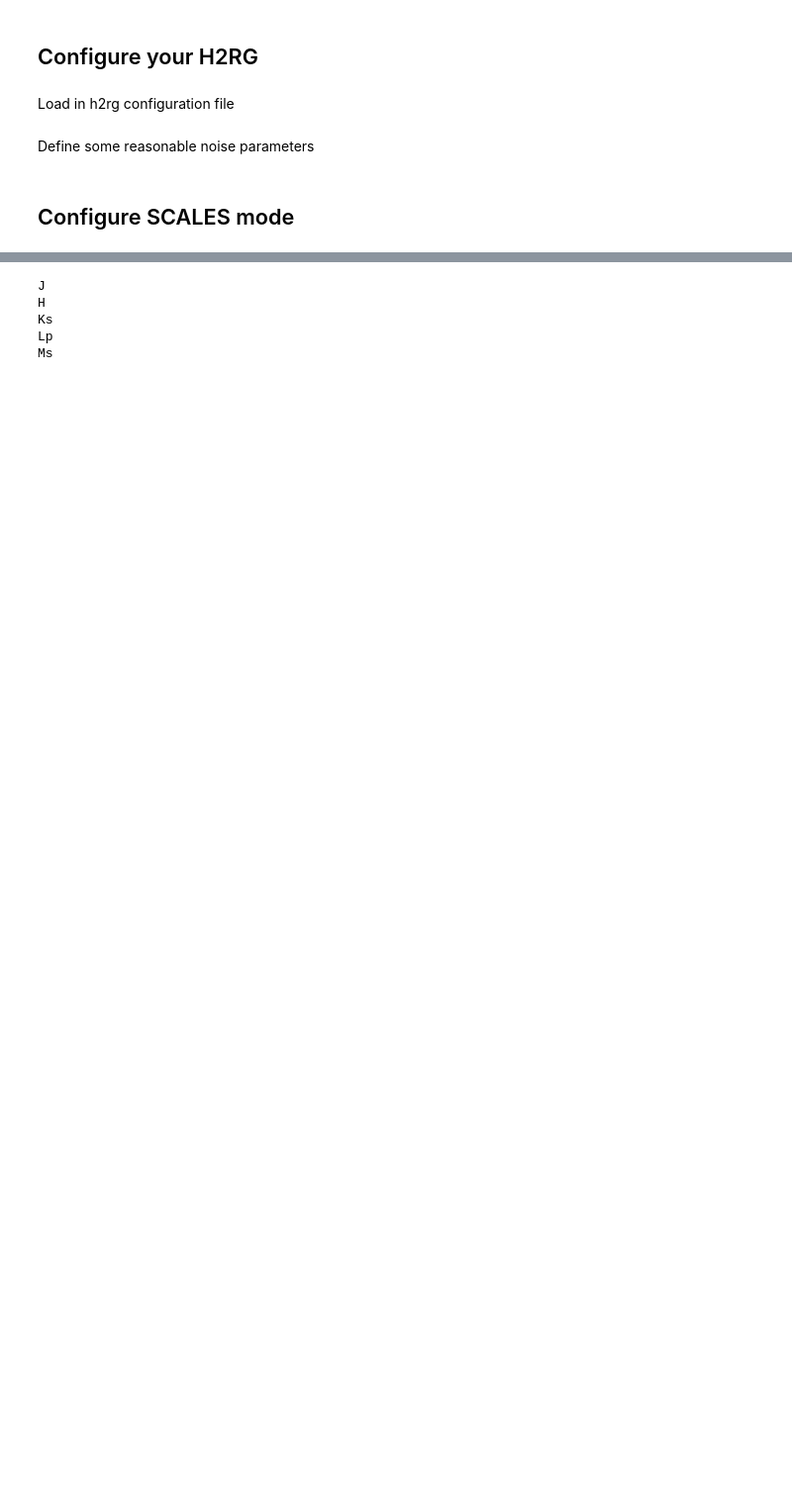
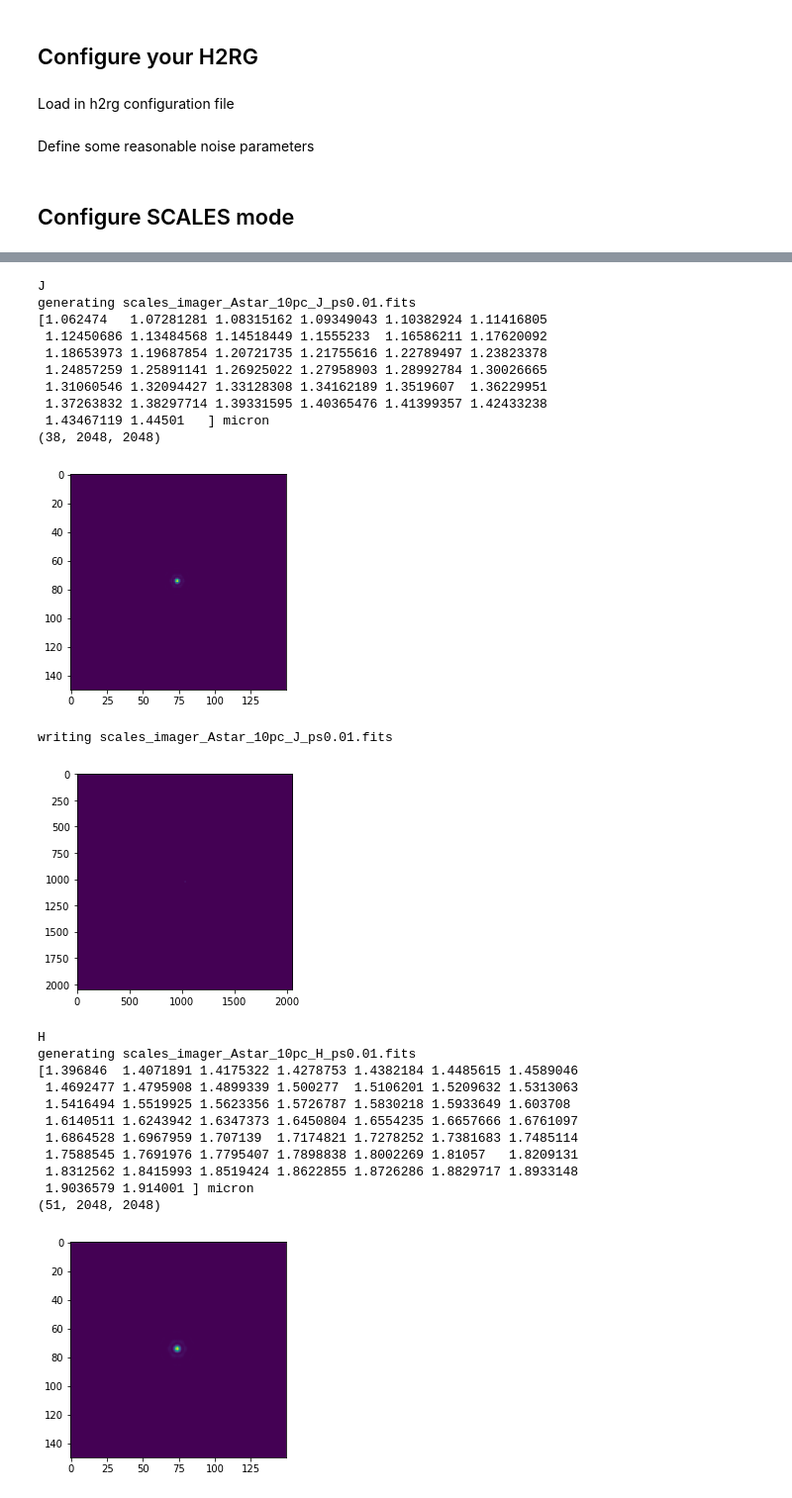
Before and after one commit to scalessim/scalessim, a Jupyter notebook: scales_imager.ipynb, the cells around one changed output, grey strips where cells are left out. Shown at 99% size. Drawn from its saved outputs; the diff is of its cells as text; code cells hidden in the pictures; blank space fills up the shorter version.

```diff
--- a/scales_imager.ipynb
+++ b/scales_imager.ipynb
@@ -55,6 +55,6 @@ arg_spaxel = {}
 arg_spaxel.update(read_ini(config['Defined']))
 arg_spaxel.update(read_ini(config['Derived']))
 arg_spaxel.update(read_ini(config['User']))
-arg_spaxel['plate_scale']=0.006
+arg_spaxel['plate_scale']=0.01
 fov = (arg_spaxel['plate_scale']*arg_spaxel['detector_px'])**2
 #arg_spaxel
@@ -141,7 +116,8 @@ bands = ['J','H','Ks','Lp','Ms']
 for band in bands:
     print(band)
     ofile = 'scales_imager_Astar_10pc_'+band+'_ps'+str(arg_spaxel['plate_scale'])+'.fits'
-    if os.path.isfile(ofile)==False:
+    ofile_sky = 'scales_imager_sky_'+band+'_ps'+str(arg_spaxel['plate_scale'])+'.fits'
+    if os.path.isfile(ofile_sky)==False:
         print('generating '+ofile)
 
         nspax = arg_spaxel['detector_px']
@@ -161,40 +137,62 @@ for band in bands:
 
 
         filt = ImagerFilter(filename='nirc2_'+band+'.txt')
         dit = 1 ###integration time in seconds
 
         ####organize all these and pass to focal_plane
         args_new = {
             'SkyBG':skybg,
             'SkyTrans':skytrans,
             'InstTransEm':inst,
             'Filter':filt,
             'QE':qe,
             'FOV':fov, ###fov in square arcsec
             'area':arg_spaxel['area'],
             'DetectorPix':2048
                 }
         fp = FocalPlaneImager(args_new)
         print(fp.lam)
 
 
-        cube = create_cube(fp.lam,pupil)
+        cube = create_cube(fp.lam)
         print(cube.shape)
         plt.imshow(cube[0][950:1100,950:1100])
         plt.show()
 
 
-        #raw = fp.get_fp(dit*u.s,return_full=True,bg_off=False, return_phots=True) ###for sky
-
-        raw = fp.get_fp(dit*u.s,Target=targ, PSF=cube,return_full=True,bg_off=False, return_phots=True)*0.88 #multiply by QE
+        raw_sky = fp.get_fp(dit*u.s,return_full=True,bg_off=False, return_phots=True) ###for sky only
+        raw = fp.get_fp(dit*u.s,Target=targ, PSF=cube,return_full=True,bg_off=False, return_phots=True)#multiply by QE
         print('writing '+ofile)
-        pyfits.writeto(ofile, np.array(raw))
+        pyfits.writeto(ofile, np.array(raw),clobber=True)
+        pyfits.writeto(ofile_sky, np.array(raw_sky),clobber=True)
         plt.imshow(raw)
         plt.show()
-    else: raw = pyfits.getdata(ofile)
+    else:
+        raw = pyfits.getdata(ofile)
+        raw_sky = pyfits.getdata(ofile_sky)
 # %% [output]
 J
-H
-Ks
-Lp
-Ms
+generating scales_imager_Astar_10pc_J_ps0.01.fits
+[1.062474   1.07281281 1.08315162 1.09349043 1.10382924 1.11416805
+ 1.12450686 1.13484568 1.14518449 1.1555233  1.16586211 1.17620092
+ 1.18653973 1.19687854 1.20721735 1.21755616 1.22789497 1.23823378
+ 1.24857259 1.25891141 1.26925022 1.27958903 1.28992784 1.30026665
+ 1.31060546 1.32094427 1.33128308 1.34162189 1.3519607  1.36229951
+ 1.37263832 1.38297714 1.39331595 1.40365476 1.41399357 1.42433238
+ 1.43467119 1.44501   ] micron
+(38, 2048, 2048)
+[figure, added]
+writing scales_imager_Astar_10pc_J_ps0.01.fits
+[figure, added]
+H
+generating scales_imager_Astar_10pc_H_ps0.01.fits
+[1.396846  1.4071891 1.4175322 1.4278753 1.4382184 1.4485615 1.4589046
+ 1.4692477 1.4795908 1.4899339 1.500277  1.5106201 1.5209632 1.5313063
+ 1.5416494 1.5519925 1.5623356 1.5726787 1.5830218 1.5933649 1.603708
+ 1.6140511 1.6243942 1.6347373 1.6450804 1.6554235 1.6657666 1.6761097
+ 1.6864528 1.6967959 1.707139  1.7174821 1.7278252 1.7381683 1.7485114
+ 1.7588545 1.7691976 1.7795407 1.7898838 1.8002269 1.81057   1.8209131
+ 1.8312562 1.8415993 1.8519424 1.8622855 1.8726286 1.8829717 1.8933148
+ 1.9036579 1.914001 ] micron
+(51, 2048, 2048)
+[figure, added]
```
Also changed, not shown: parts of 11 cells of this notebook.
